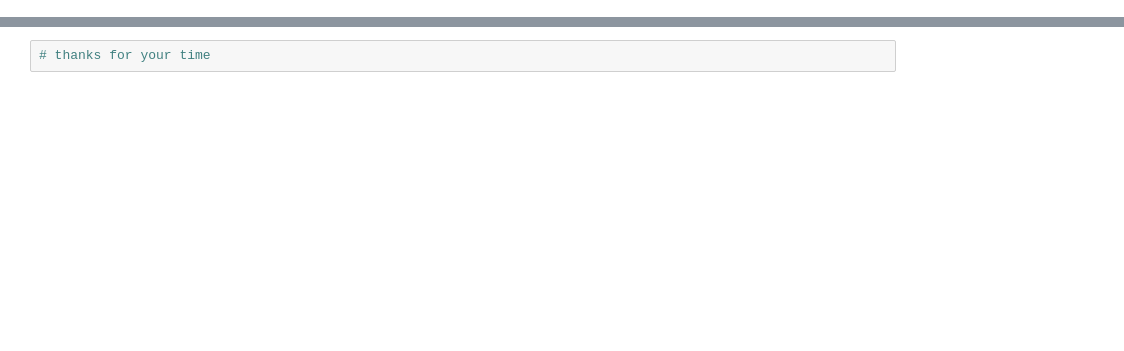
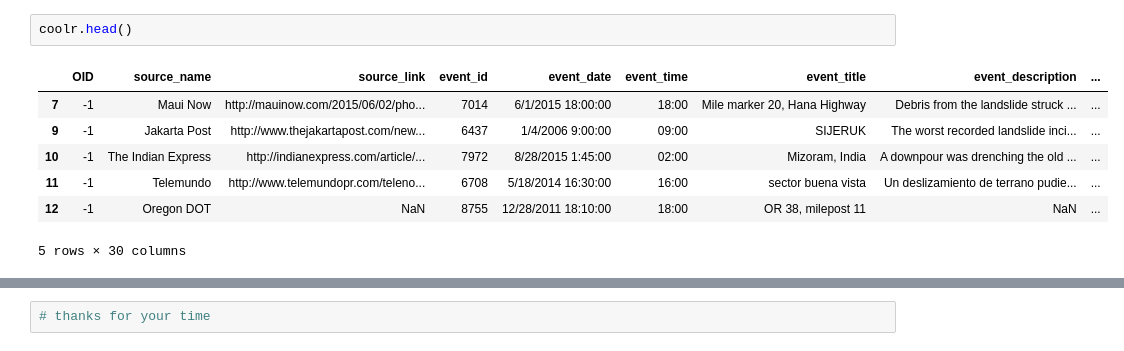
Before and after one commit to shyagehike/atlas-v2, a Jupyter notebook: features.ipynb, the cells around one changed output, grey strips where cells are left out. Drawn from its saved outputs; the diff is of its cells as text; blank space fills up the shorter version.

```diff
--- a/features.ipynb
+++ b/features.ipynb
@@ -29,0 +33,10 @@ streams={
+# %%
+coolr.head()
+# %% [output]
+|  | OID | source_name | source_link | event_id | event_date | event_time | event_title | event_description | ... |
+| 7 | -1 | Maui Now | http://mauinow.com/2015/06/02/pho... | 7014 | 6/1/2015 18:00:00 | 18:00 | Mile marker 20, Hana Highway | Debris from the landslide struck ... | ... |
+| 9 | -1 | Jakarta Post | http://www.thejakartapost.com/new... | 6437 | 1/4/2006 9:00:00 | 09:00 | SIJERUK | The worst recorded landslide inci... | ... |
+| 10 | -1 | The Indian Express | http://indianexpress.com/article/... | 7972 | 8/28/2015 1:45:00 | 02:00 | Mizoram, India | A downpour was drenching the old ... | ... |
+| 11 | -1 | Telemundo | http://www.telemundopr.com/teleno... | 6708 | 5/18/2014 16:30:00 | 16:00 | sector buena vista | Un deslizamiento de terrano pudie... | ... |
+| 12 | -1 | Oregon DOT | NaN | 8755 | 12/28/2011 18:10:00 | 18:00 | OR 38, milepost 11 | NaN | ... |
+5 rows × 30 columns
```
Also changed, not shown: parts of 9 cells of this notebook, 10 other files.
